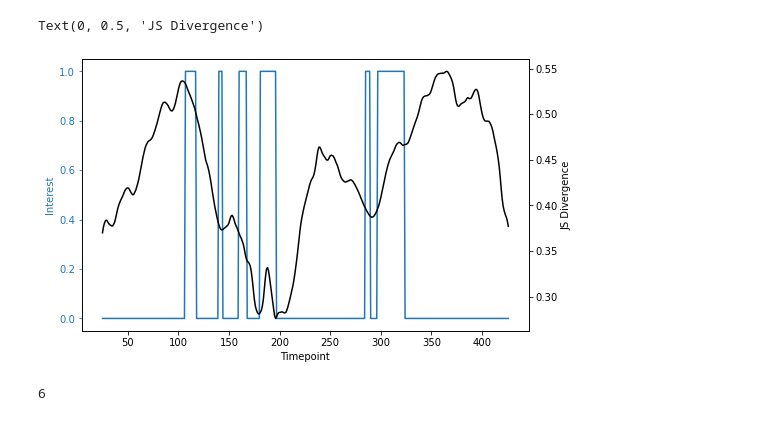
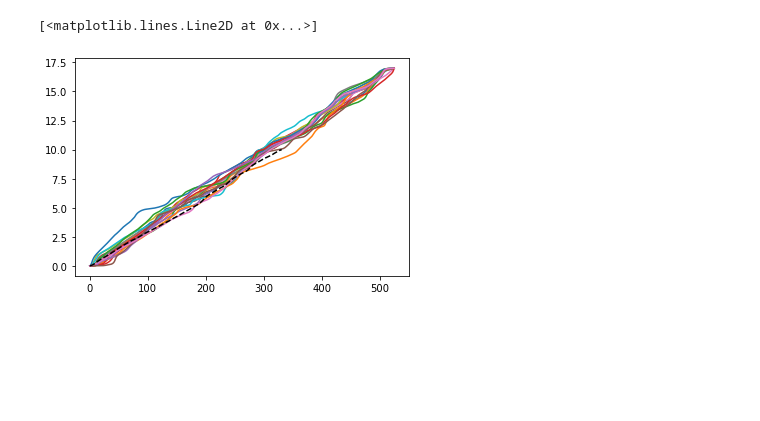
Before and after one commit to jahchwe/nh-paranoia, a Jupyter notebook: code/HMM_PMC.ipynb, the cells around one changed output. Cells and saved outputs as stored; diff of their text form; code cells hidden in the pictures; blank space fills up the shorter version.

```diff
--- a/code/HMM_PMC.ipynb
+++ b/code/HMM_PMC.ipynb
@@ -43,3 +72,7 @@ sent_label_df_r1['mentalizing_event']
 PMC_r1 = np.load('data/run1_PMC.npy')
 PMC_r2 = np.load('data/run2_PMC.npy')
 PMC_r3 = np.load('data/run3_PMC.npy')
+for i in range(17):
+    PMC_r1_z[:,:,i] = zscore(PMC_r1[:,:,i], axis = 1)
+    PMC_r2_z[:,:,i] = zscore(PMC_r2[:,:,i], axis = 1)
+    PMC_r3_z[:,:,i] = zscore(PMC_r3[:,:,i], axis = 1)
@@ -74,0 +79,24 @@ PMC_r1.shape
+# %%
+mPFC_r1 = np.load('data/run1_mPFC.npy')
+mPFC_r2 = np.load('data/run2_mPFC.npy')
+mPFC_r3 = np.load('data/run3_mPFC.npy')
+for i in range(17):
+    mPFC_r1_z[:,:,i] = zscore(mPFC_r1[:,:,i], axis = 1)
+    mPFC_r2_z[:,:,i] = zscore(mPFC_r2[:,:,i], axis = 1)
+    mPFC_r3_z[:,:,i] = zscore(mPFC_r3[:,:,i], axis = 1)
+# %%
+AG_r1 = remove_nonzero_voxels(np.load('data/run1_AG.npy'))
+AG_r2 = remove_nonzero_voxels(np.load('data/run2_AG.npy'))
+AG_r3 = remove_nonzero_voxels(np.load('data/run3_AG.npy'))
+for i in range(17):
+    AG_r1_z[:,:,i] = zscore(AG_r1[:,:,i], axis = 1)
+    AG_r2_z[:,:,i] = zscore(AG_r2[:,:,i], axis = 1)
+    AG_r3_z[:,:,i] = zscore(AG_r3[:,:,i], axis = 1)
+# %%
+TP_r1 = remove_nonzero_voxels(np.load('data/run1_temporal_pole.npy'))
+TP_r2 = remove_nonzero_voxels(np.load('data/run2_temporal_pole.npy'))
+TP_r3 = remove_nonzero_voxels(np.load('data/run3_temporal_pole.npy'))
+for i in range(17):
+    TP_r1_z[:,:,i] = zscore(TP_r1[:,:,i], axis = 1)
+    TP_r2_z[:,:,i] = zscore(TP_r2[:,:,i], axis = 1)
+    TP_r3_z[:,:,i] = zscore(TP_r3[:,:,i], axis = 1)
@@ -245,44 +129,0 @@ Text(0, 0.5, 'JS Divergence')
-# %%
-HRF_shift = 3
-
-#interest_trim = emo[emotion_names == 'Interest',trim:-trim].squeeze()
-ment_trim = ment_r2[trim:-trim]
-JS_trim = js_all_r2[(trim+HRF_shift):(-trim+HRF_shift)]
-#JS_g1_trim = js_g1[(trim+HRF_shift):(-trim+HRF_shift)]
-#JS_g2_trim = js_g2[(trim+HRF_shift):(-trim+HRF_shift)]
-
-fig, ax1 = plt.subplots(figsize=(8,5))
-ax1.plot(np.arange(trim, T2-trim), ment_trim)
-ax1.set_ylabel('Interest', color='C0')
-ax1.tick_params(axis='y', color='C0', labelcolor='C0')
-ax1.set_xlabel('Timepoint')
-ax1.set_xticks(np.arange(0, T,50))
-#ax1.set_xlim(-18.8, 394.8)
-ax2 = ax1.twinx()
-ax2.plot(np.arange(trim, T2-trim), JS_trim, color='k')
-ax2.set_ylabel('JS Divergence')
-# %% [output]
-Text(0, 0.5, 'JS Divergence')
-[figure, removed]
-# %%
-
-HRF_shift = 3
-
-#interest_trim = emo[emotion_names == 'Interest',trim:-trim].squeeze()
-ment_trim = ment_r2[trim:-trim]
-JS_trim = js_all_r2[(trim+HRF_shift):(-trim+HRF_shift)]
-#JS_g1_trim = js_g1[(trim+HRF_shift):(-trim+HRF_shift)]
-#JS_g2_trim = js_g2[(trim+HRF_shift):(-trim+HRF_shift)]
-
-fig, ax1 = plt.subplots(figsize=(8,5))
-ax1.plot(np.arange(trim, T2-trim), ment_trim)
-ax1.set_ylabel('Interest', color='C0')
-ax1.tick_params(axis='y', color='C0', labelcolor='C0')
-ax1.set_xlabel('Timepoint')
-ax1.set_xticks(np.arange(0, T,50))
-#ax1.set_xlim(-18.8, 394.8)
-ax2 = ax1.twinx()
-ax2.plot(np.arange(trim, T2-trim), JS_trim, color='k')
-ax2.set_ylabel('JS Divergence')
-# %% [output]
-6
@@ -288,0 +175,6 @@ ax2.set_ylabel('JS Divergence')
+# %%
+[plt.plot(expval_PMC_r1[i]) for i in range(17)]
+plt.plot(np.mean(expval_PMC_r3,axis=0), 'k--', )
+# %% [output]
+[<matplotlib.lines.Line2D at 0x...>]
+[figure, added]
```
Also changed, not shown: parts of 50 cells of this notebook, 10 other files.
